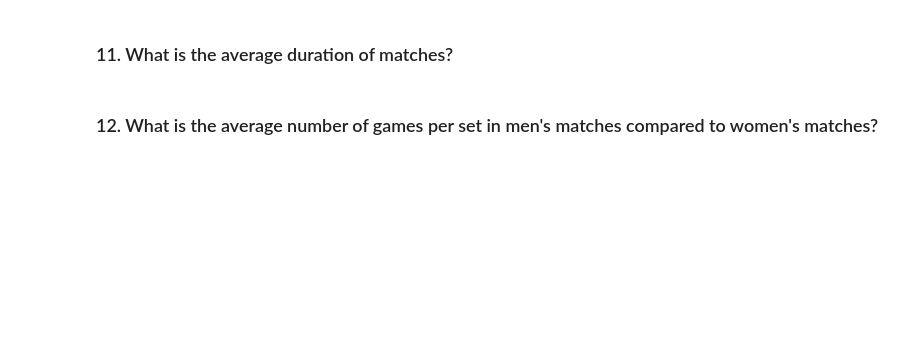
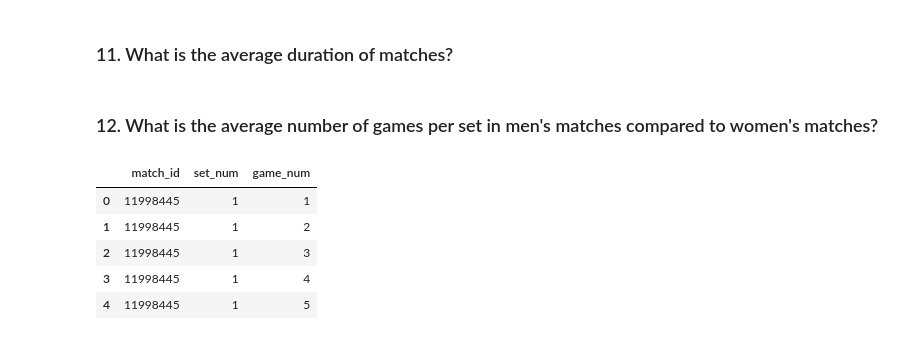
Before and after one commit to ParsaDEV15/Tennis-Project, a Jupyter notebook: notebooks/parsa_analysis_8_12.ipynb, the cells around one changed output. Cells and saved outputs as stored; diff of their text form; code cells hidden in the pictures; blank space fills up the shorter version.

```diff
--- a/notebooks/parsa_analysis_8_12.ipynb
+++ b/notebooks/parsa_analysis_8_12.ipynb
@@ -214,0 +210,9 @@ matches? </h3>
+# %%
+power_df.head()
+# %% [output]
+|  | match_id | set_num | game_num |
+| 0 | 11998445 | 1 | 1 |
+| 1 | 11998445 | 1 | 2 |
+| 2 | 11998445 | 1 | 3 |
+| 3 | 11998445 | 1 | 4 |
+| 4 | 11998445 | 1 | 5 |
```
Also changed, not shown: parts of 20 cells of this notebook.
